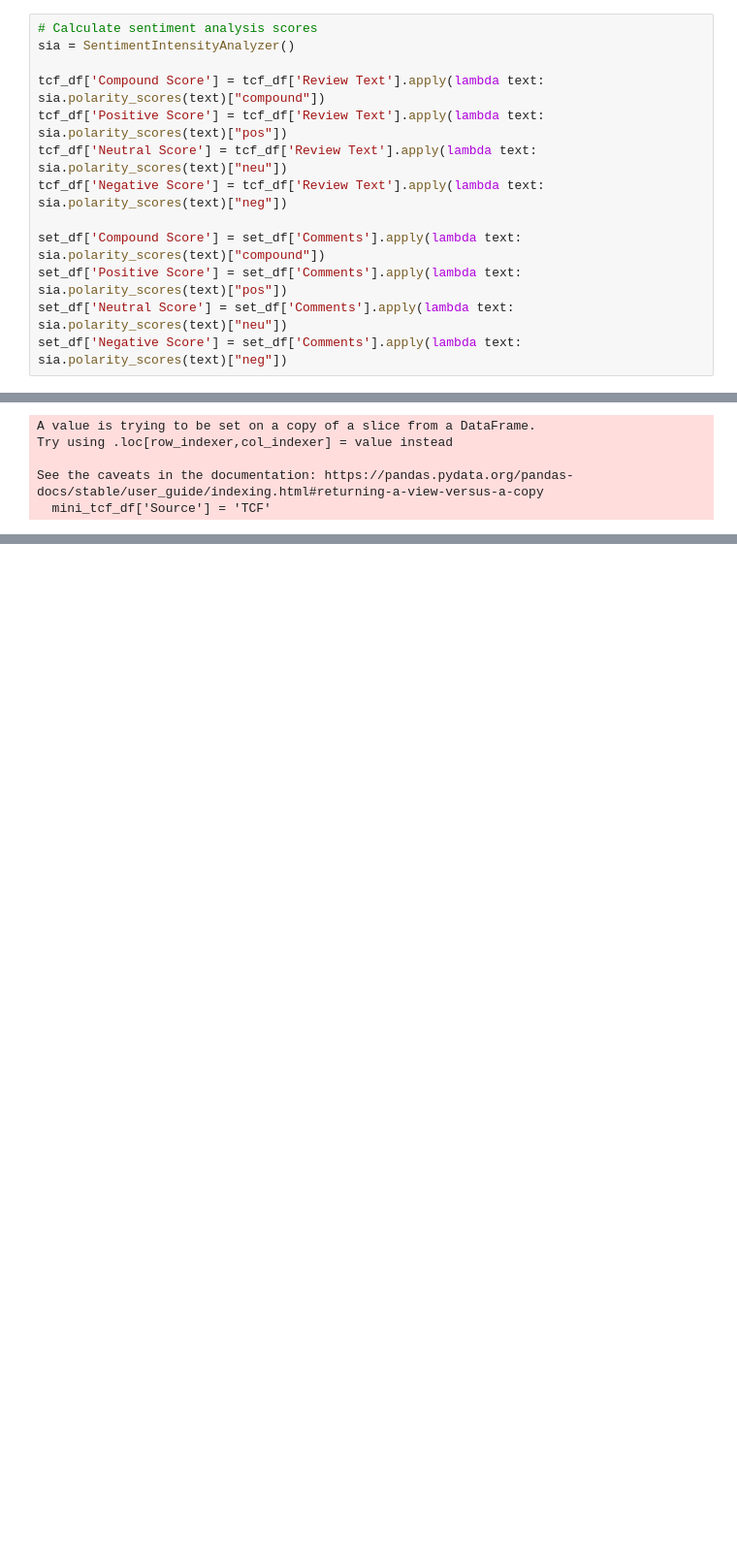
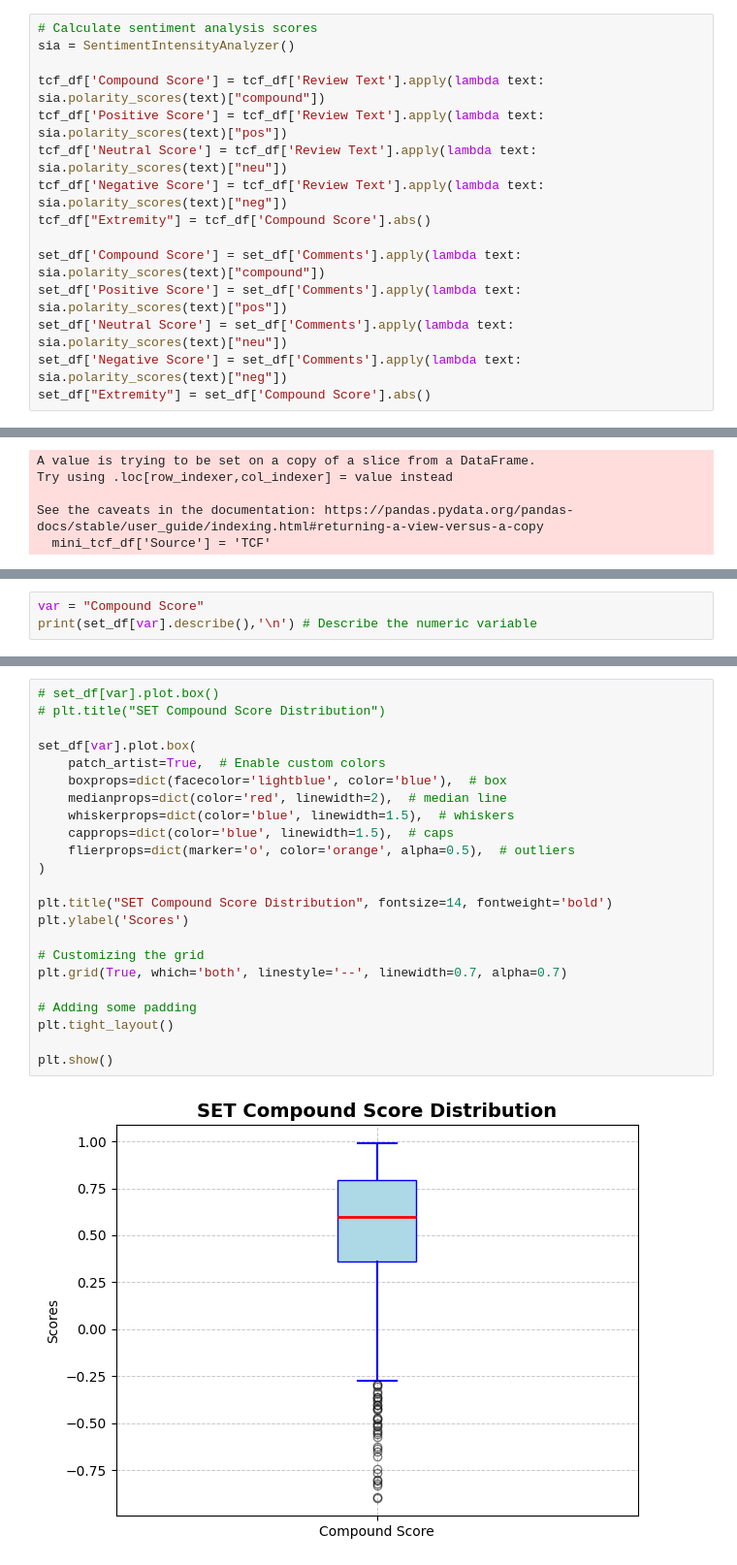
Before and after one commit to gckang/ds-course-eval-proj, a Jupyter notebook: course_evals_proj.ipynb, the cells around one changed output, grey strips where cells are left out. Shown at 97% size. Saved outputs shown, nothing was run; the diff lists cells and outputs as text; blank space fills up the shorter version.

Commit message:
some graphs and a failed crosstab

```diff
--- a/course_evals_proj.ipynb
+++ b/course_evals_proj.ipynb
@@ -23,11 +25,13 @@ tcf_df['Compound Score'] = tcf_df['Review Text'].apply(lambda text: sia.polarity
 tcf_df['Positive Score'] = tcf_df['Review Text'].apply(lambda text: sia.polarity_scores(text)["pos"])
 tcf_df['Neutral Score'] = tcf_df['Review Text'].apply(lambda text: sia.polarity_scores(text)["neu"])
 tcf_df['Negative Score'] = tcf_df['Review Text'].apply(lambda text: sia.polarity_scores(text)["neg"])
+tcf_df["Extremity"] = tcf_df['Compound Score'].abs()
 
 set_df['Compound Score'] = set_df['Comments'].apply(lambda text: sia.polarity_scores(text)["compound"])
 set_df['Positive Score'] = set_df['Comments'].apply(lambda text: sia.polarity_scores(text)["pos"])
 set_df['Neutral Score'] = set_df['Comments'].apply(lambda text: sia.polarity_scores(text)["neu"])
 set_df['Negative Score'] = set_df['Comments'].apply(lambda text: sia.polarity_scores(text)["neg"])
+set_df["Extremity"] = set_df['Compound Score'].abs()
 # %%
 # join the data together
 set_df['Source'] = 'SET'
@@ -54,0 +61,3 @@ See the caveats in the documentation: https://pandas.pydata.org/pandas-docs/stab
+# %%
+var = "Compound Score"
+print(set_df[var].describe(),'\n') # Describe the numeric variable
@@ -54,0 +74,25 @@ See the caveats in the documentation: https://pandas.pydata.org/pandas-docs/stab
+# %%
+# set_df[var].plot.box()
+# plt.title("SET Compound Score Distribution")
+
+set_df[var].plot.box(
+    patch_artist=True,  # Enable custom colors
+    boxprops=dict(facecolor='lightblue', color='blue'),  # box
+    medianprops=dict(color='red', linewidth=2),  # median line
+    whiskerprops=dict(color='blue', linewidth=1.5),  # whiskers
+    capprops=dict(color='blue', linewidth=1.5),  # caps
+    flierprops=dict(marker='o', color='orange', alpha=0.5),  # outliers
+)
+
+plt.title("SET Compound Score Distribution", fontsize=14, fontweight='bold')
+plt.ylabel('Scores')
+
+# Customizing the grid
+plt.grid(True, which='both', linestyle='--', linewidth=0.7, alpha=0.7)
+
+# Adding some padding
+plt.tight_layout()
+
+plt.show()
+# %% [output]
+[figure, added]
```
Also changed, not shown: parts of 17 cells of this notebook, 1 other file.
